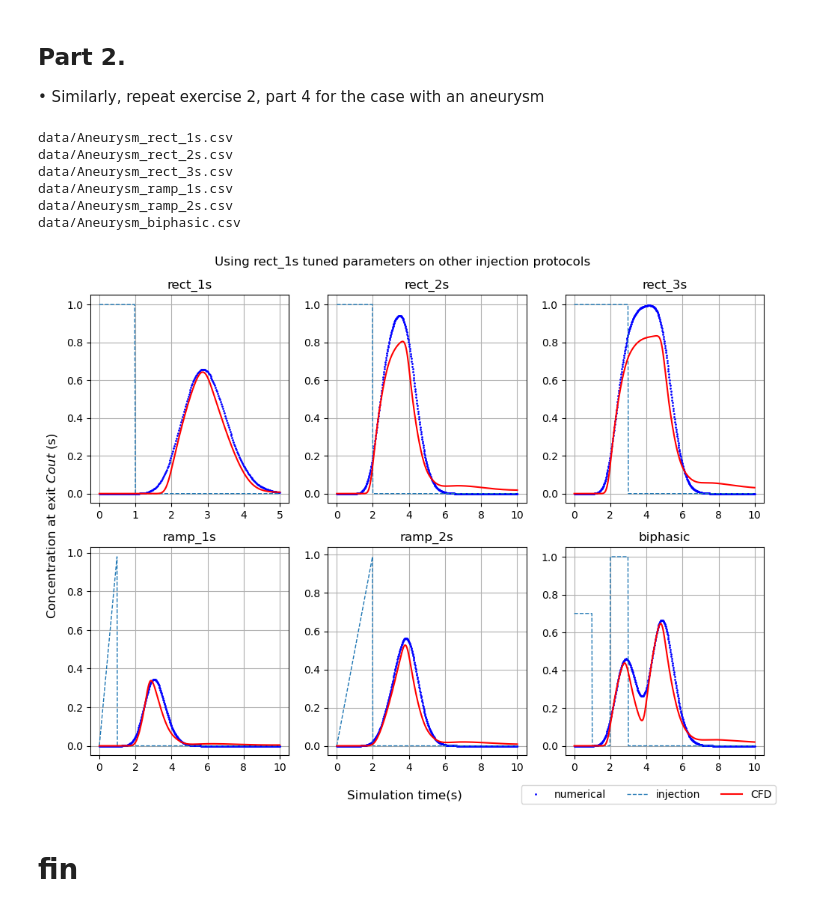
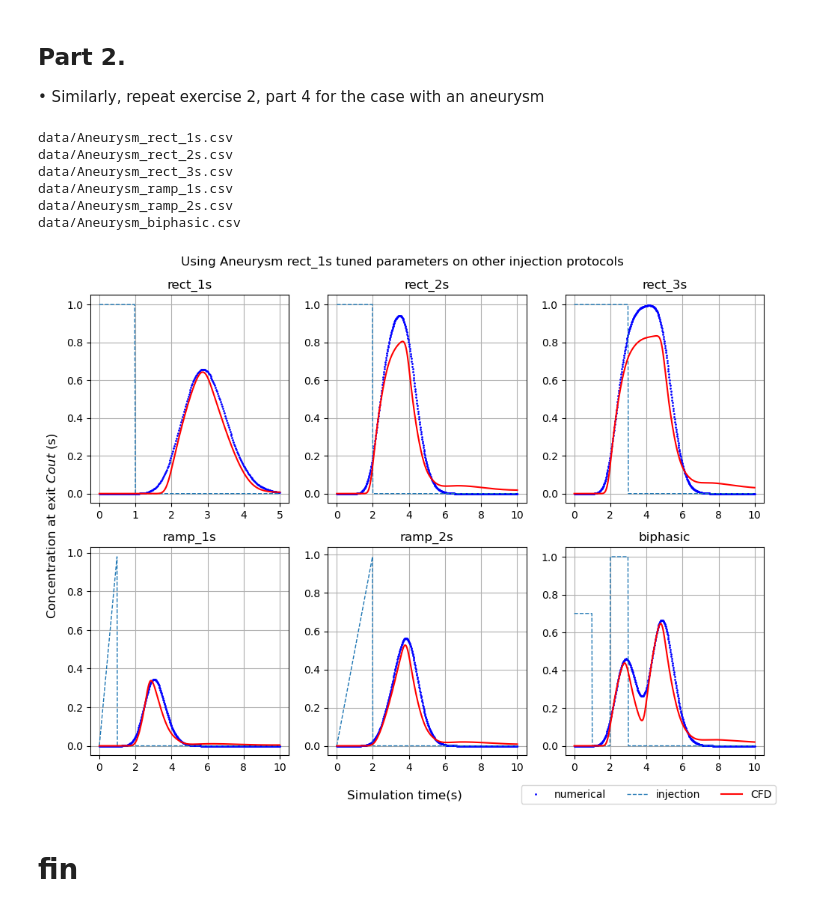
Before and after one commit to waves-stats/MOD_510_2023_autumn, a Jupyter notebook: Partha/project3/mod510_project3_partha_v3.ipynb, the cells around one changed output. Drawn from its saved outputs; the diff is of its cells as text; code cells hidden in the pictures.

```diff
--- a/Partha/project3/mod510_project3_partha_v3.ipynb
+++ b/Partha/project3/mod510_project3_partha_v3.ipynb
@@ -848,35 +848,35 @@ protocols = [f'rect_{i}s' for i in [1, 2, 3]] +\
             [f'ramp_{i}s' for i in [1, 2]] +\
             [f'biphasic']
 fig, axs = plt.subplots(nrows=2, ncols=3, figsize=(10, 7.5))
 axs = np.ndarray.flatten(axs)
 
 for ax, protocol in zip(axs, protocols):
     t, conc_CFD = load_CFD_data(healthy= False, protocol=protocol)
     model = CSTRModel(timedata=t, inj_prot=protocol)
     y = model.time_sim(N=N, tau=tau)
     injection = model.cinj(t)
 
     ax.plot(model.ts, y, 'o', color ='b',
             markersize=1, label='numerical')
     ax.plot(model.ts, injection, '--', markersize=2,
             label='injection', lw=1)
     ax.plot(t, conc_CFD, label='CFD', color= 'r')
     ax.set_title(protocol)
     ax.grid()
-fig.suptitle(f'Using rect_1s tuned parameters on other injection protocols ')
+fig.suptitle(f'Using Aneurysm rect_1s tuned parameters on other injection protocols ')
 fig.supxlabel(f'Simulation time(s)')
 fig.supylabel(f'Concentration at exit $Cout$ (s)')
 handles = ax.get_legend_handles_labels()
 fig.legend(*handles,loc='lower right', ncol=5)
 plt.tight_layout()
 # %% [output]
 data/Aneurysm_rect_1s.csv
 data/Aneurysm_rect_2s.csv
 data/Aneurysm_rect_3s.csv
 data/Aneurysm_ramp_1s.csv
 data/Aneurysm_ramp_2s.csv
 data/Aneurysm_biphasic.csv
-[figure, old version]
+[figure, new version]
 # %% [markdown]
 # fin
 # %% [markdown]
```
Also changed, not shown: 2 other files.
